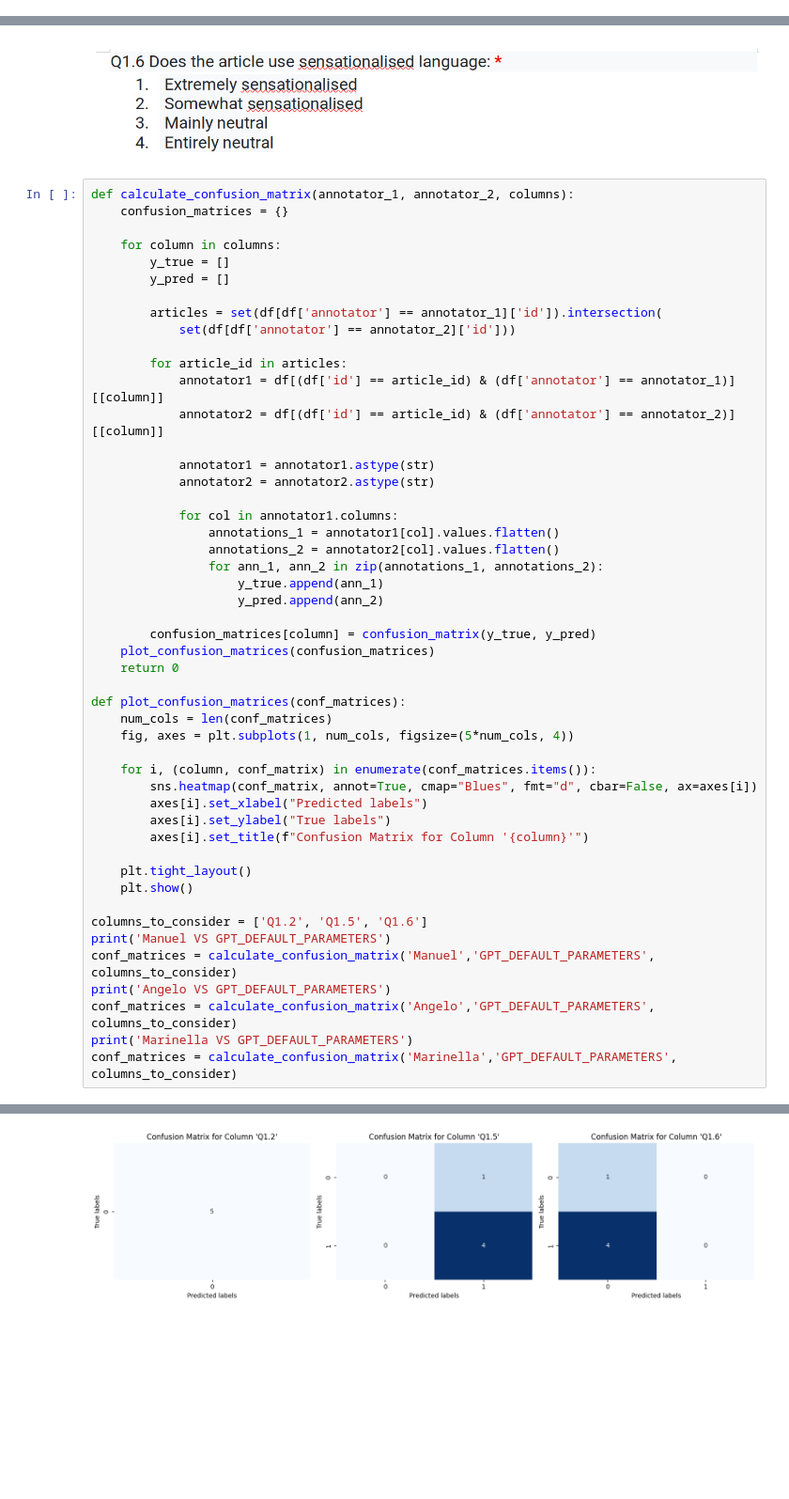
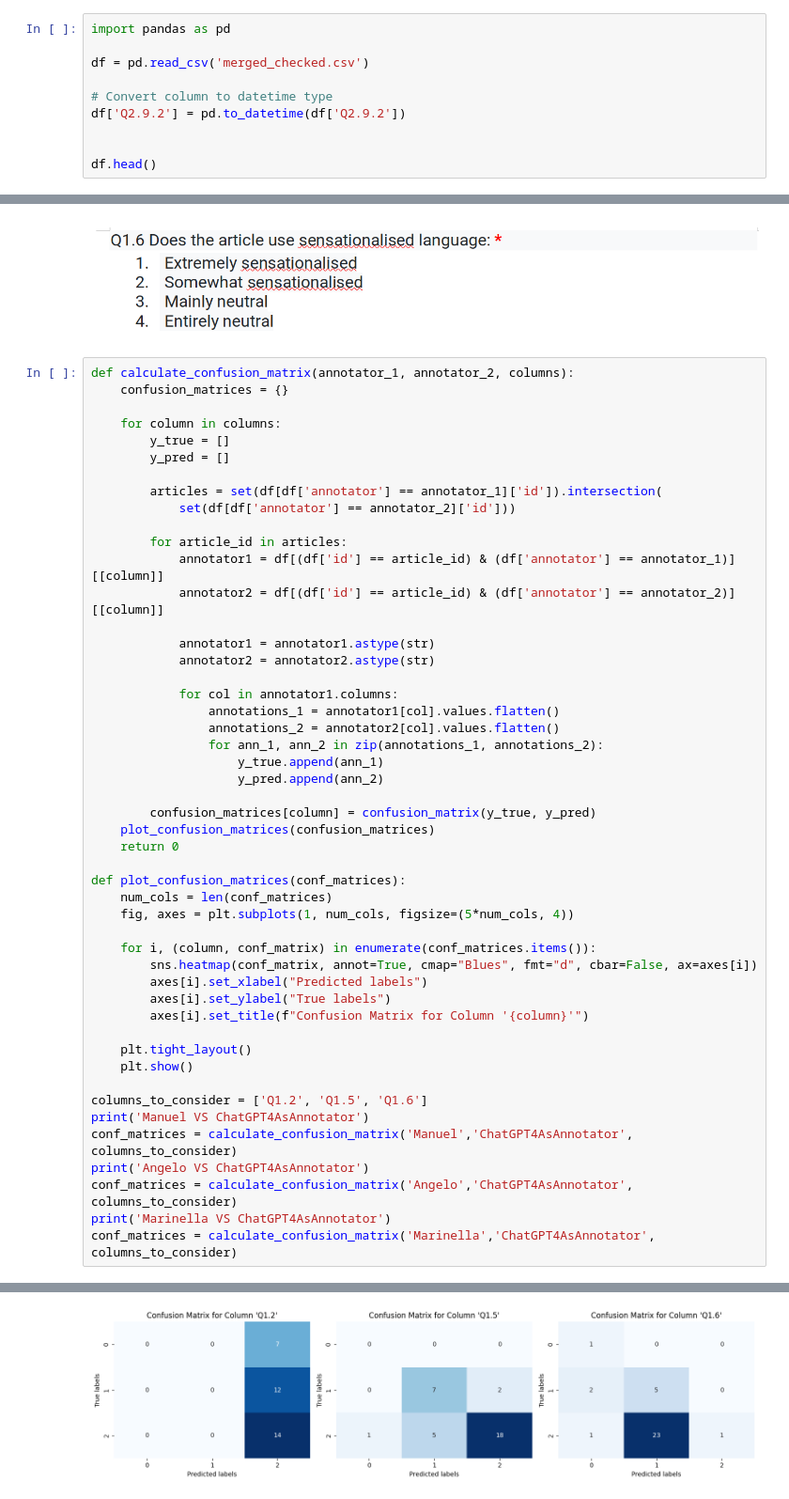
Before and after one commit to bianchi-john/ChatGPTAsAnnotator, a Jupyter notebook: Code/Comparison.ipynb, the cells around one changed output, grey strips where cells are left out. Shown at 94% size. Drawn from its saved outputs; the diff is of its cells as text; blank space fills up the shorter version.

```diff
--- a/Comparison/Comparison.ipynb
+++ b/Code/Comparison.ipynb
@@ -126,0 +1,10 @@ df
+# %%
+import pandas as pd
+
+df = pd.read_csv('merged_checked.csv')
+
+# Convert column to datetime type
+df['Q2.9.2'] = pd.to_datetime(df['Q2.9.2'])
+
+
+df.head()
@@ -300,10 +208,10 @@ def plot_confusion_matrices(conf_matrices):
     plt.show()
 
 columns_to_consider = ['Q1.2', 'Q1.5', 'Q1.6']
-print('Manuel VS GPT_DEFAULT_PARAMETERS')
-conf_matrices = calculate_confusion_matrix('Manuel','GPT_DEFAULT_PARAMETERS', columns_to_consider)
-print('Angelo VS GPT_DEFAULT_PARAMETERS')
-conf_matrices = calculate_confusion_matrix('Angelo','GPT_DEFAULT_PARAMETERS', columns_to_consider)
-print('Marinella VS GPT_DEFAULT_PARAMETERS')
-conf_matrices = calculate_confusion_matrix('Marinella','GPT_DEFAULT_PARAMETERS', columns_to_consider)
+print('Manuel VS ChatGPT4AsAnnotator')
+conf_matrices = calculate_confusion_matrix('Manuel','ChatGPT4AsAnnotator', columns_to_consider)
+print('Angelo VS ChatGPT4AsAnnotator')
+conf_matrices = calculate_confusion_matrix('Angelo','ChatGPT4AsAnnotator', columns_to_consider)
+print('Marinella VS ChatGPT4AsAnnotator')
+conf_matrices = calculate_confusion_matrix('Marinella','ChatGPT4AsAnnotator', columns_to_consider)
 # %% [output]
@@ -313 +221 @@ Angelo VS GPT_DEFAULT_PARAMETERS
-[figure, old version]
+[figure, new version]
```
Also changed, not shown: parts of 11 cells of this notebook, 18 other files.
